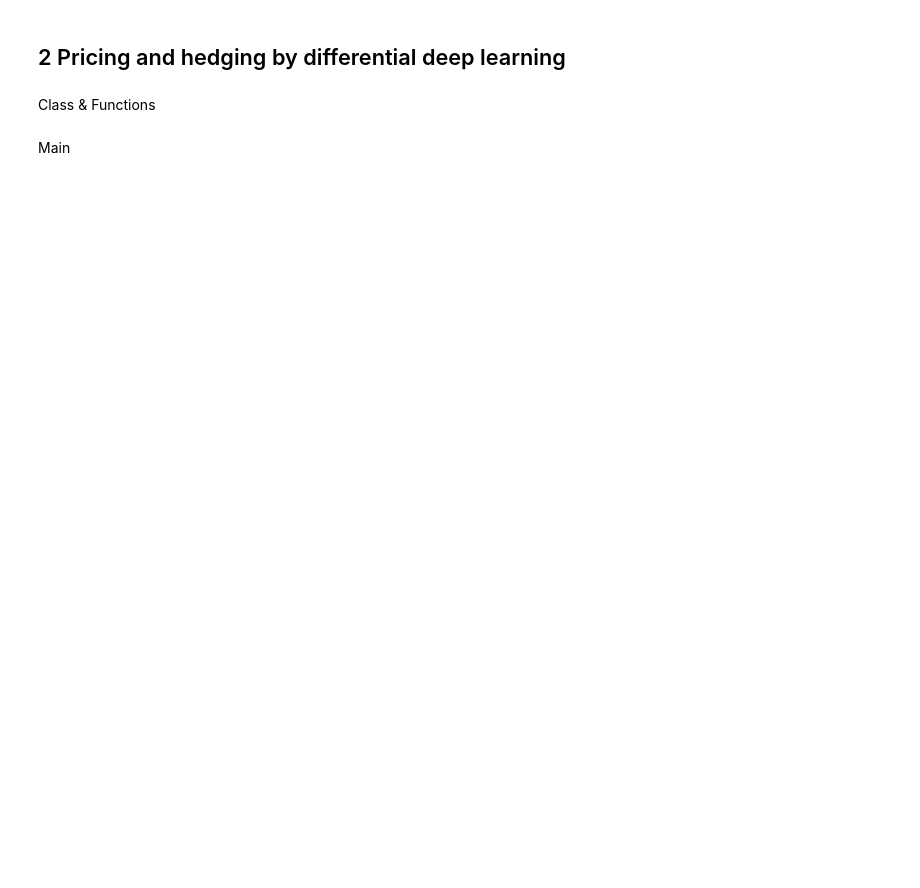
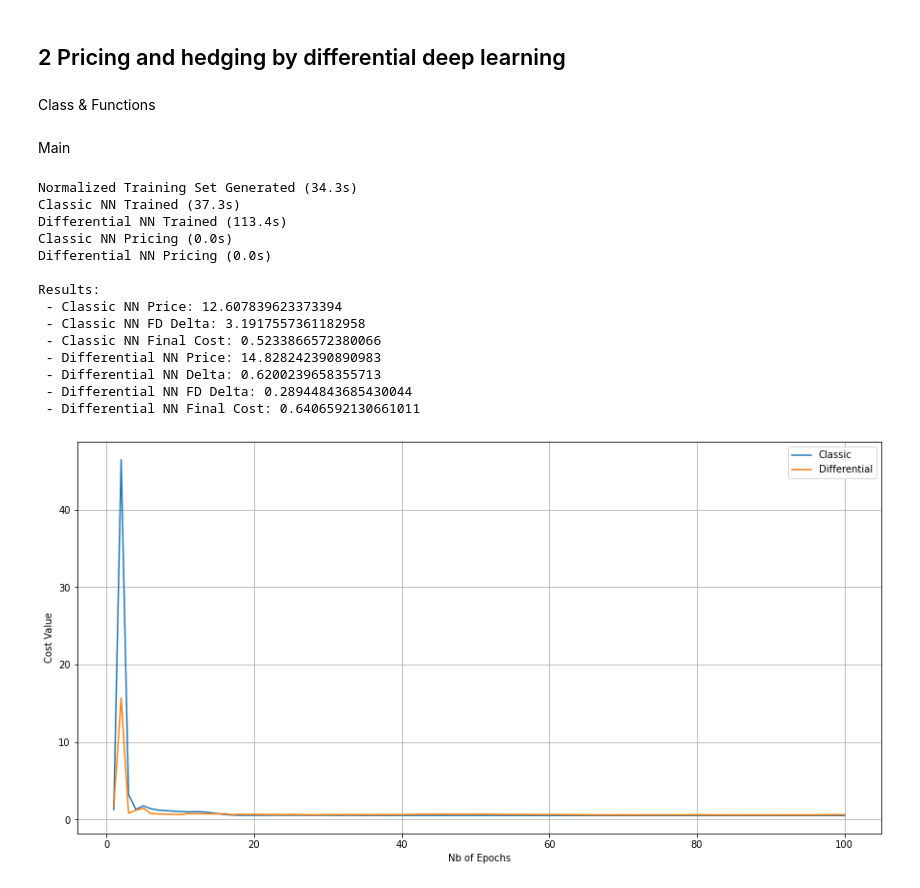
Before and after one commit to tjoignant/Deep_Pricing, a Jupyter notebook: NotebookFinal.ipynb, the cells around one changed output. Cells and saved outputs as stored; diff of their text form; code cells hidden in the pictures; blank space fills up the shorter version.

```diff
--- a/NotebookFinal.ipynb
+++ b/NotebookFinal.ipynb
@@ -1097,7 +1016,7 @@ X, Y, dYdX = HestonLSM(strike=strike, barrier=barrier, v0=v0.clone(), risk_free_
                        sigma=sigma.clone(), nb_steps=nb_steps, nb_simuls=nb_simuls, seed=seed)
 X_mean, X_std, X_norm, Y_mean, Y_std, Y_norm, dYdX_mean, dYdX_std, dYdX_norm, lambda_j = normalize_data(X, Y, dYdX)
 end = time.perf_counter()
-print(f"Normalized Training Set Generated ({round(end - start, 1)}s)")
+print(f"\nNormalized Training Set Generated ({round(end - start, 1)}s)")
 
 # Train Classic Neural Network
 start = time.perf_counter()
@@ -1122,37 +1041,54 @@ classic_nn_price_down = classic_nn.predict_price(S0-dS0, X_mean, X_std, Y_mean,
 classic_nn_delta_FD = (classic_nn_price_up - classic_nn_price_down) / (2*dS0)
 end = time.perf_counter()
 print(f"Classic NN Pricing ({round(end - start, 1)}s)")
 
 # Price Differentiated Neural Network
 start = time.perf_counter()
 differential_nn_price, differential_nn_delta_NN = \
     differential_nn.predict_price_and_diffs(S0, X_mean, X_std, Y_mean, Y_std, dYdX_mean, dYdX_std)
 differential_nn_price_up, _ = \
     differential_nn.predict_price_and_diffs(S0+dS0, X_mean, X_std, Y_mean, Y_std, dYdX_mean, dYdX_std)
 differential_nn_price_down, _ = \
     differential_nn.predict_price_and_diffs(S0-dS0, X_mean, X_std, Y_mean, Y_std, dYdX_mean, dYdX_std)
 differential_nn_delta_FD = (differential_nn_price_up - differential_nn_price_down) / (2*dS0)
 end = time.perf_counter()
 print(f"Differential NN Pricing ({round(end - start, 1)}s)")
 
 # Plot NN Training Cost Evolution
-plt.plot(range(1, nb_epochs+1), classic_nn.cost_values, label="Classic")
-plt.plot(range(1, nb_epochs+1), differential_nn.cost_values, label="Differential")
-plt.xlabel("Nb of epochs")
-# plt.title("NN Training Cost Evolution")
-plt.legend()
-plt.grid()
-plt.savefig("results/NN_training_cost.png")
+fig1, ax1 = plt.subplots(figsize=(15, 7.5))
+ax1.plot(range(1, nb_epochs+1), classic_nn.cost_values, label="Classic")
+ax1.plot(range(1, nb_epochs+1), differential_nn.cost_values, label="Differential")
+ax1.set_xlabel("Nb of Epochs")
+ax1.set_ylabel("Cost Value")
+ax1.legend()
+ax1.grid()
+fig1.savefig("results/NN_training_cost.png")
 
 # Display Results
 print("\nResults:")
 print(f" - Classic NN Price: {classic_nn_price}")
 print(f" - Classic NN FD Delta: {classic_nn_delta_FD}")
 print(f" - Classic NN Final Cost: {classic_nn.cost_values[-1]}")
 print(f" - Differential NN Price: {differential_nn_price}")
 print(f" - Differential NN Delta: {differential_nn_delta_NN}")
 print(f" - Differential NN FD Delta: {differential_nn_delta_FD}")
 print(f" - Differential NN Final Cost: {differential_nn.cost_values[-1]}")
 
 # Display Graphs
 plt.show()
+# %% [output]
+Normalized Training Set Generated (34.3s)
+Classic NN Trained (37.3s)
+Differential NN Trained (113.4s)
+Classic NN Pricing (0.0s)
+Differential NN Pricing (0.0s)
+
+Results:
+ - Classic NN Price: 12.607839623373394
+ - Classic NN FD Delta: 3.1917557361182958
+ - Classic NN Final Cost: 0.5233866572380066
+ - Differential NN Price: 14.828242390890983
+ - Differential NN Delta: 0.6200239658355713
+ - Differential NN FD Delta: 0.28944843685430044
+ - Differential NN Final Cost: 0.6406592130661011
+[figure, added]
```
Also changed, not shown: parts of 6 cells of this notebook.
